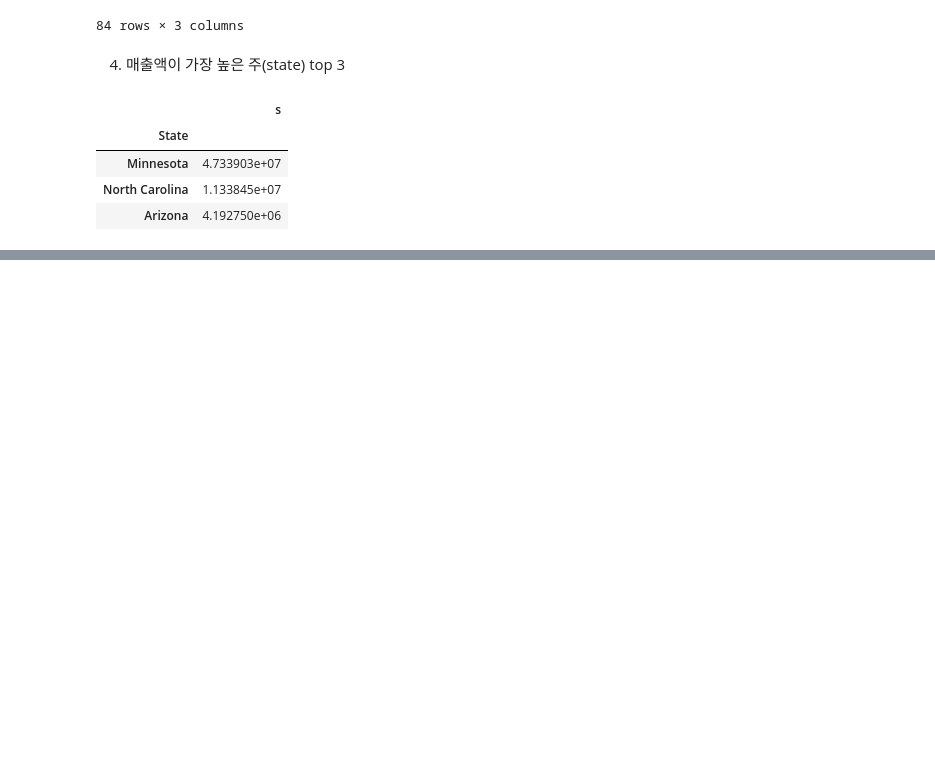
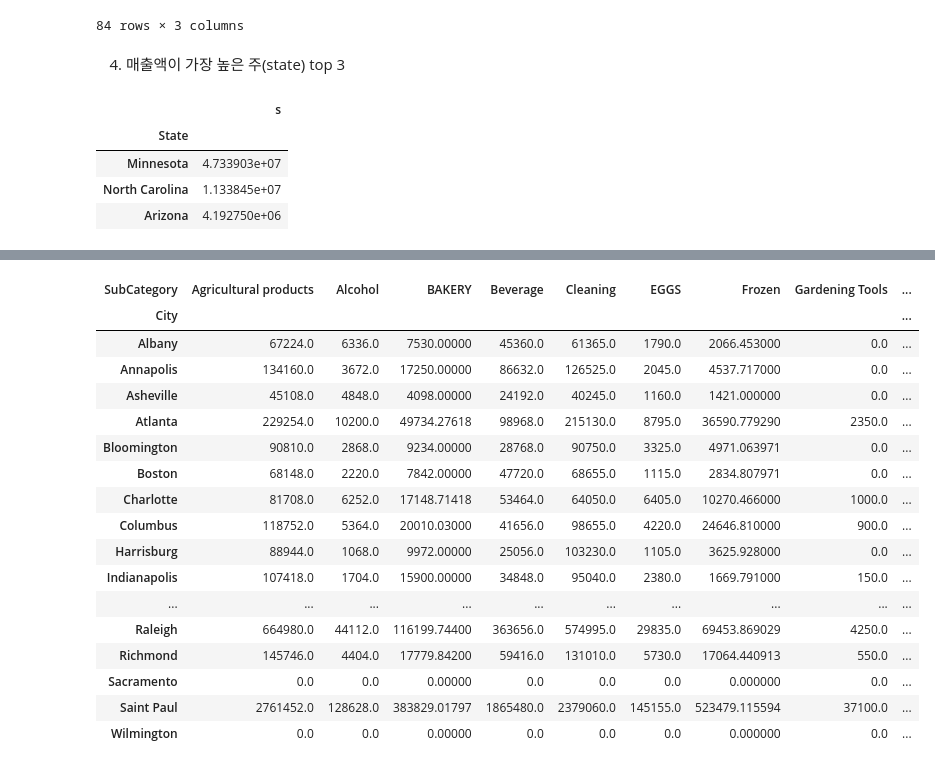
Before and after one commit to mingd00/aivle-workspace, a Jupyter notebook: 데이터 처리/chapter 02. 데이터프레임 결합.ipynb, the cells around one changed output, grey strips where cells are left out. Cells and saved outputs as stored; diff of their text form; code cells hidden in the pictures; blank space fills up the shorter version.

```diff
--- a/데이터 처리/chapter 02. 데이터프레임 결합.ipynb
+++ b/데이터 처리/chapter 02. 데이터프레임 결합.ipynb
@@ -461,0 +517,3 @@ ts.groupby(['State'])['Amt'].agg(s='sum').sort_values(by='s', ascending=False).h
+# %%
+p_m = pd.merge(week_3, products, how='inner')
+p_m.head(3)
@@ -461,0 +567,22 @@ ts.groupby(['State'])['Amt'].agg(s='sum').sort_values(by='s', ascending=False).h
+# %%
+t = t.pivot(index='City', columns='SubCategory', values='Amt')
+t
+# %% [output]
+| SubCategory | Agricultural products | Alcohol | BAKERY | Beverage | Cleaning | EGGS | Frozen | Gardening Tools | ... |
+| City |  |  |  |  |  |  |  |  | ... |
+| Albany | 67224.0 | 6336.0 | 7530.00000 | 45360.0 | 61365.0 | 1790.0 | 2066.453000 | 0.0 | ... |
+| Annapolis | 134160.0 | 3672.0 | 17250.00000 | 86632.0 | 126525.0 | 2045.0 | 4537.717000 | 0.0 | ... |
+| Asheville | 45108.0 | 4848.0 | 4098.00000 | 24192.0 | 40245.0 | 1160.0 | 1421.000000 | 0.0 | ... |
+| Atlanta | 229254.0 | 10200.0 | 49734.27618 | 98968.0 | 215130.0 | 8795.0 | 36590.779290 | 2350.0 | ... |
+| Bloomington | 90810.0 | 2868.0 | 9234.00000 | 28768.0 | 90750.0 | 3325.0 | 4971.063971 | 0.0 | ... |
+| Boston | 68148.0 | 2220.0 | 7842.00000 | 47720.0 | 68655.0 | 1115.0 | 2834.807971 | 0.0 | ... |
+| Charlotte | 81708.0 | 6252.0 | 17148.71418 | 53464.0 | 64050.0 | 6405.0 | 10270.466000 | 1000.0 | ... |
+| Columbus | 118752.0 | 5364.0 | 20010.03000 | 41656.0 | 98655.0 | 4220.0 | 24646.810000 | 900.0 | ... |
+| Harrisburg | 88944.0 | 1068.0 | 9972.00000 | 25056.0 | 103230.0 | 1105.0 | 3625.928000 | 0.0 | ... |
+| Indianapolis | 107418.0 | 1704.0 | 15900.00000 | 34848.0 | 95040.0 | 2380.0 | 1669.791000 | 150.0 | ... |
+| ... | ... | ... | ... | ... | ... | ... | ... | ... | ... |
+| Raleigh | 664980.0 | 44112.0 | 116199.74400 | 363656.0 | 574995.0 | 29835.0 | 69453.869029 | 4250.0 | ... |
+| Richmond | 145746.0 | 4404.0 | 17779.84200 | 59416.0 | 131010.0 | 5730.0 | 17064.440913 | 550.0 | ... |
+| Sacramento | 0.0 | 0.0 | 0.00000 | 0.0 | 0.0 | 0.0 | 0.000000 | 0.0 | ... |
+| Saint Paul | 2761452.0 | 128628.0 | 383829.01797 | 1865480.0 | 2379060.0 | 145155.0 | 523479.115594 | 37100.0 | ... |
+| Wilmington | 0.0 | 0.0 | 0.00000 | 0.0 | 0.0 | 0.0 | 0.000000 | 0.0 | ... |
```
Also changed, not shown: parts of 18 cells of this notebook, 1 other file.
